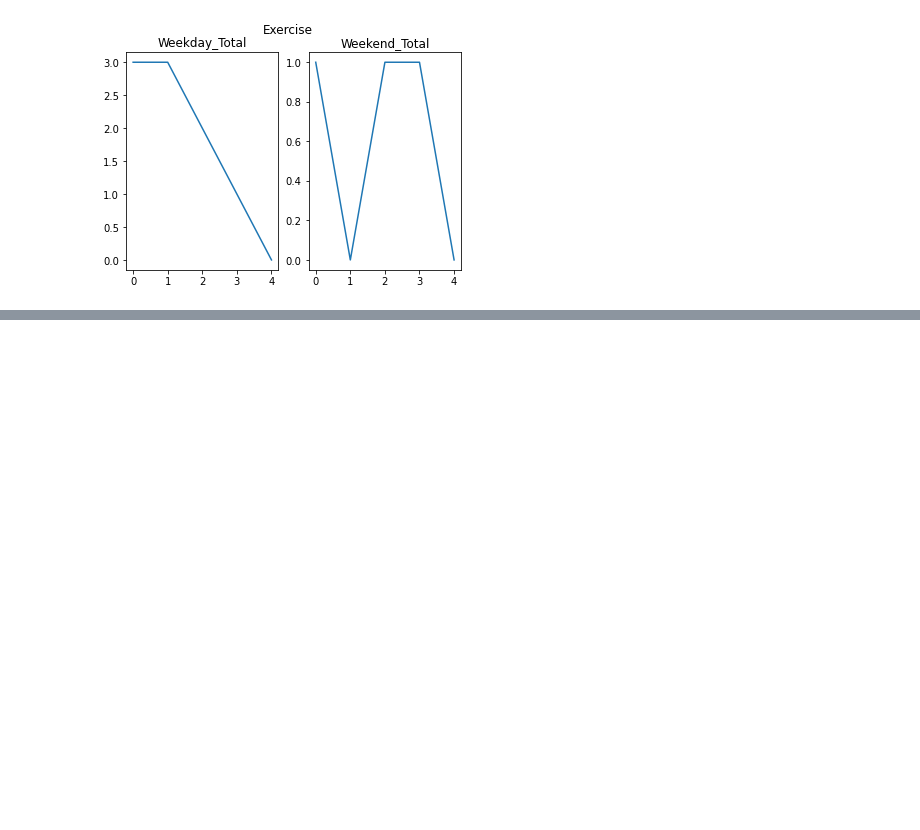
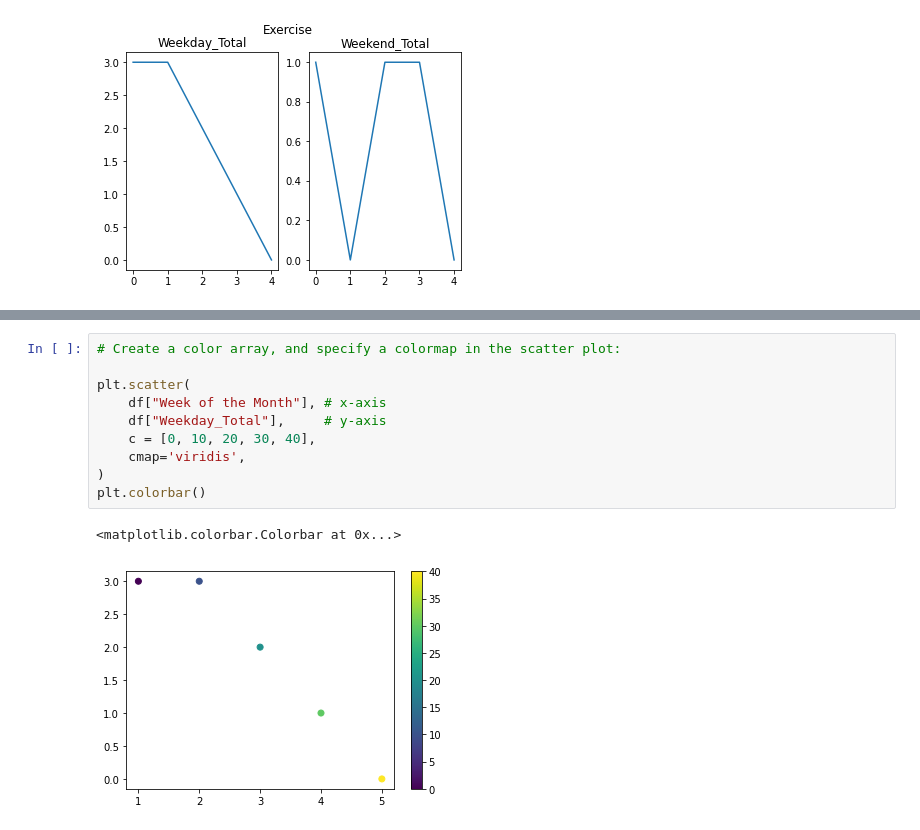
Before and after one commit to krystinli/Legoland, a Jupyter notebook: python/2022-03_Matplotlib.ipynb, the cells around one changed output, grey strips where cells are left out. Saved outputs shown, nothing was run; the diff lists cells and outputs as text; blank space fills up the shorter version.

```diff
--- a/python/2022-03_Matplotlib.ipynb
+++ b/python/2022-03_Matplotlib.ipynb
@@ -118,0 +141,13 @@ Text(0.5, 0.98, 'Exercise')
+# %%
+# Create a color array, and specify a colormap in the scatter plot:
+
+plt.scatter(
+    df["Week of the Month"], # x-axis
+    df["Weekday_Total"],     # y-axis
+    c = [0, 10, 20, 30, 40],
+    cmap='viridis',
+)
+plt.colorbar()
+# %% [output]
+<matplotlib.colorbar.Colorbar at 0x...>
+[figure, added]
```
Also changed, not shown: parts of 17 cells of this notebook.
